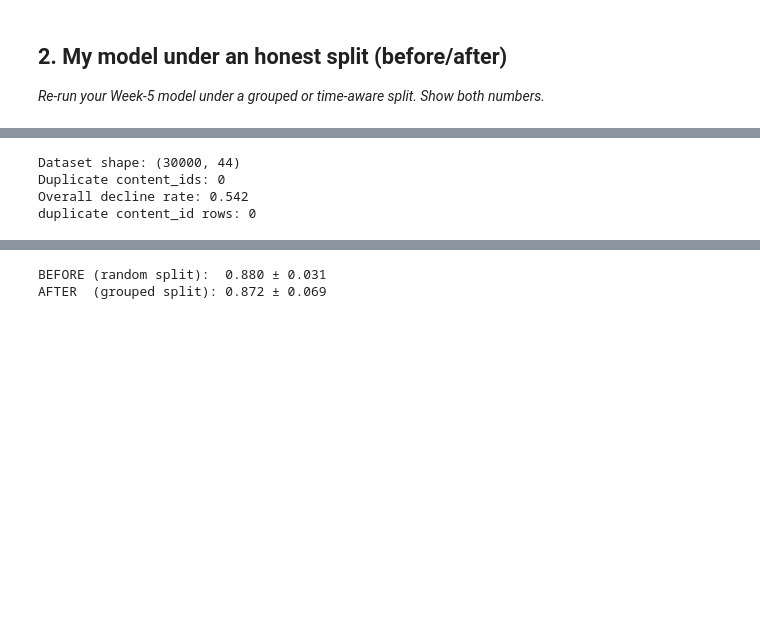
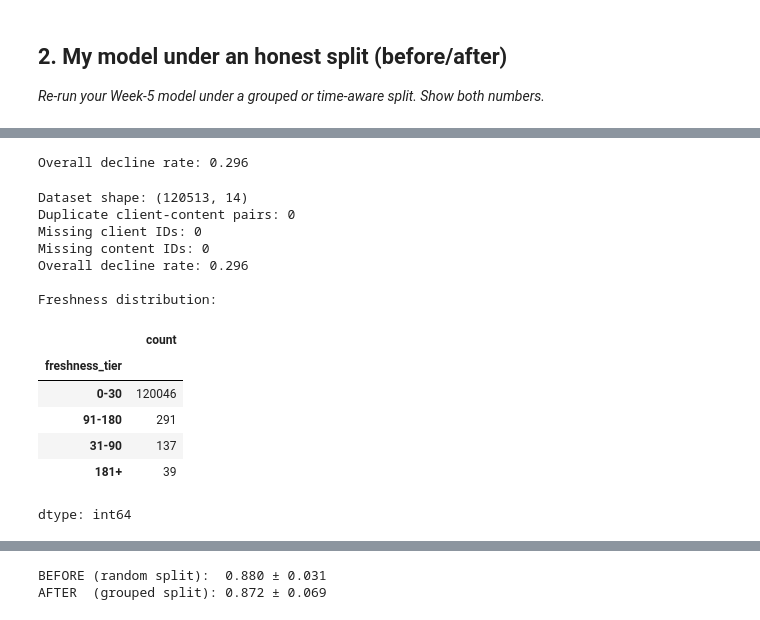
Before and after one commit to KinzaAsif2456/discoverey, a Jupyter notebook: work/notebooks/w06_validation_audit.ipynb, the cells around one changed output, grey strips where cells are left out. Drawn from its saved outputs; the diff is of its cells as text; code cells hidden in the pictures; blank space fills up the shorter version.

```diff
--- a/work/notebooks/w06_validation_audit.ipynb
+++ b/work/notebooks/w06_validation_audit.ipynb
@@ -86,11 +281,65 @@ df = pd.read_csv("flyrank-ml-internship-starter/data/raw/content_refresh_anonymi
+# %%
+
+# STEP 7 — Create the decline label
+
+df["is_declining_label"] = (
+    df["outcome_impressions"]
+    < 0.80 * df["impressions"]
+).astype(int)
+
+
+print(
+    "Overall decline rate:",
+    f"{df['is_declining_label'].mean():.3f}"
+)
+# %% [output]
+Overall decline rate: 0.296
 # %%
-# Step 2 —  Basic dataset checks
-print(f"Dataset shape: {df.shape}")
-print(f"Duplicate content_ids: {df['content_id'].duplicated().sum()}")
-print(f"Overall decline rate: {df['trend_direction'].eq('down').mean():.3f}")
-print("duplicate content_id rows:", df["content_id"].duplicated().sum())
+
+# STEP 8 — Basic dataset checks
+
+
+print("Dataset shape:", df.shape)
+
+print(
+    "Duplicate client-content pairs:",
+    df.duplicated(
+        subset=["client_id", "content_id"]
+    ).sum()
+)
+
+print(
+    "Missing client IDs:",
+    df["client_id"].isna().sum()
+)
+
+print(
+    "Missing content IDs:",
+    df["content_id"].isna().sum()
+)
+
+print(
+    "Overall decline rate:",
+    f"{df['is_declining_label'].mean():.3f}"
+)
+
+print("\nFreshness distribution:")
+display(
+    df["freshness_tier"]
+    .value_counts(dropna=False)
+)
 # %% [output]
-Dataset shape: (30000, 44)
-Duplicate content_ids: 0
-Overall decline rate: 0.542
-duplicate content_id rows: 0
+Dataset shape: (120513, 14)
+Duplicate client-content pairs: 0
+Missing client IDs: 0
+Missing content IDs: 0
+Overall decline rate: 0.296
+
+Freshness distribution:
+|  | count |
+| freshness_tier |  |
+| 0-30 | 120046 |
+| 91-180 | 291 |
+| 31-90 | 137 |
+| 181+ | 39 |
+dtype: int64
```
Also changed, not shown: parts of 12 cells of this notebook.
